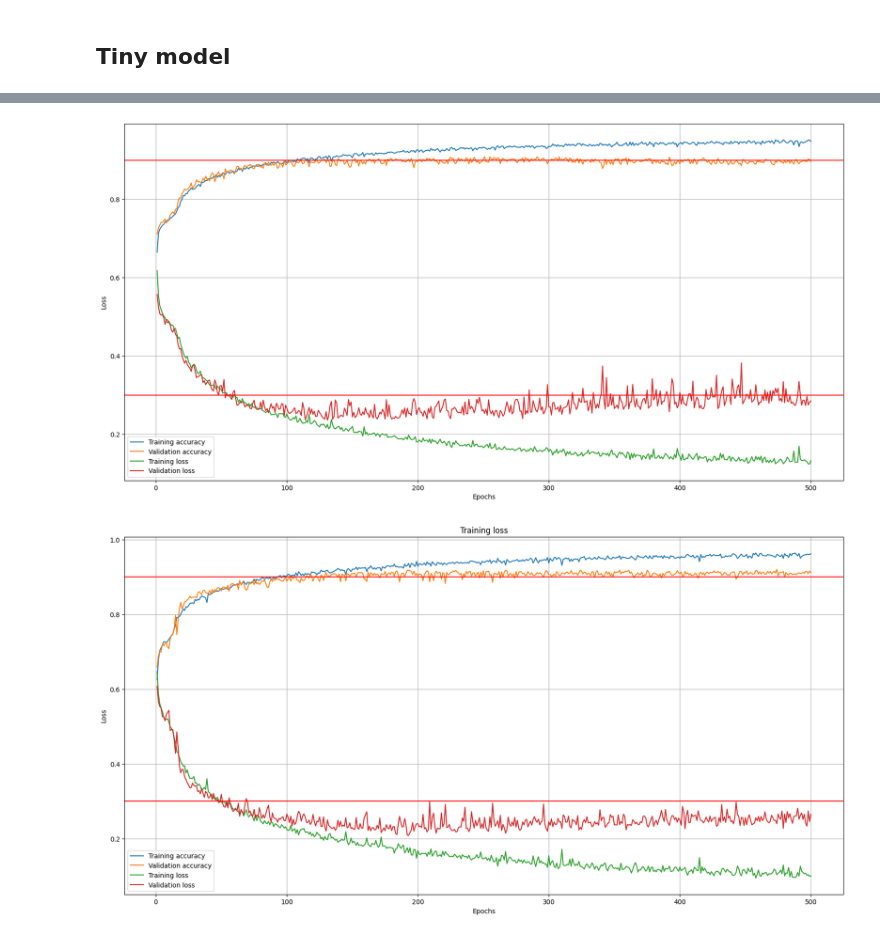
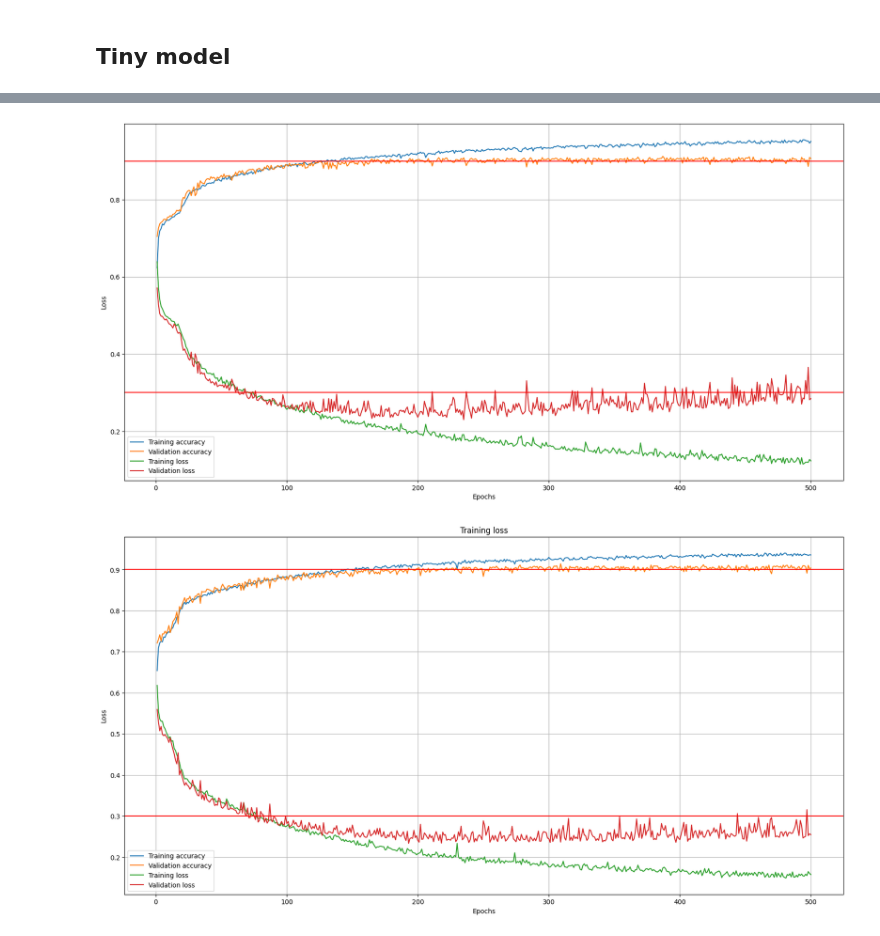
Before and after one commit to Dinuka-1999/BraiNeoCare, a Jupyter notebook: ML_code.ipynb, the cells around one changed output, grey strips where cells are left out. Drawn from its saved outputs; the diff is of its cells as text; code cells hidden in the pictures.

Commit message:
GAT model

```diff
--- a/ML_code.ipynb
+++ b/ML_code.ipynb
@@ -61,24 +61,25 @@ after 500 epoch with batch size=128'''
 
 Input=keras.Input(shape=(1024,12),name="Input_signal")
 x=layers.Conv1D(32,3,padding="same",activation='swish')(Input)
-y=layers.Conv1D(32,7,padding='same',activation='swish')(Input)
+y=layers.Conv1D(32,5,padding='same',activation='swish')(Input)
 a=layers.add([x,y])
 x=layers.MaxPooling1D(4)(a)
 x=layers.SpatialDropout1D(0.25)(x)
 
-x=layers.Conv1D(64,3,padding="same",activation='swish')(x)
-y=layers.Conv1D(64,7,padding='same',activation='swish')(x)#new
+x=layers.Conv1D(128,3,padding="same",activation='swish')(x)
+y=layers.Conv1D(128,5,padding='same',activation='swish')(x)#new
 a=layers.add([x,y])#new
 
 x=layers.GlobalAveragePooling1D()(a)
-x=layers.Dropout(0.25)(x)
-x=layers.Dense(32,activation='swish')(x)
+x=layers.Dropout(0.4)(x)
+x=layers.Dense(64,activation='swish')(x)
+x=layers.Dropout(0.15)(x)
 x=layers.Dense(16,activation='swish')(x)
 x=layers.Dense(1,activation='sigmoid')(x)
 
 model1=keras.Model(inputs=Input,outputs=x)
 
-optimizer=keras.optimizers.Adam(learning_rate=0.0025,weight_decay=0.01)
+optimizer=keras.optimizers.Adam(learning_rate=0.0025,weight_decay=0.005)
 
 F1=keras.metrics.F1Score(threshold=0.5, name='F1', dtype=None)
 precall = keras.metrics.Precision()
@@ -91,5 +113,5 @@ model1.summary()
 # %%
-checkpoint_path='Saved_model_weights_9/cp_{epoch:04d}.ckpt'
+checkpoint_path='Saved_model_weights_11/cp_{epoch:04d}.ckpt'
 checkpoint_dir = os.path.dirname(checkpoint_path)
 # %%
 early_stopping = EarlyStopping(monitor='val_accuracy', patience=10, mode='max',)
@@ -101,6 +123,6 @@ cp_callback = ModelCheckpoint(filepath=checkpoint_path,monitor="val_loss",save_w
 #         return lr
 # LRscheduler=LearningRateScheduler(lrschedule,verbose=0) w
 
-history=model1.fit(x_train,y_train,epochs=500,batch_size=128,validation_data=(x_test,y_test),callbacks=[cp_callback])
+history=model1.fit(x_train,y_train,epochs=500,batch_size=256,validation_data=(x_test,y_test),callbacks=[cp_callback])
 # %% [output]
 Epoch 1/500
@@ -157,33 +182,33 @@ plt.ylabel('Loss')
 plt.legend()
 plt.show()
 # %% [output]
-[figure, old version]
+[figure, new version]
 # %%
 # Plot the training and validation loss and accuracy for each epoch for 4s partitions
-with open('history_for_4s_best_1.jason','r') as f:
+with open('history_for_4s_best.jason','r') as f:
     history_1 = pd.read_json(f)
 
 training_accuracy = history_1['accuracy']
 val_accuracy=history_1['val_accuracy']
 training_loss = history_1['loss']
 val_loss=history_1['val_loss']
 epochs = range(1, len(training_accuracy) + 1)
 
 # Plot training loss against epochs
 plt.figure(figsize=(20, 10))
 plt.plot(epochs, training_accuracy, label='Training accuracy')
 plt.plot(epochs, val_accuracy, label='Validation accuracy')
 plt.plot(epochs, training_loss, label='Training loss')
 plt.plot(epochs, val_loss, label='Validation loss')
 
 plt.axhline(y=0.3, color='r', linestyle='-')
 
 plt.axhline(y=0.9, color='r', linestyle='-')
 plt.grid()
 plt.title('Training loss')
 plt.xlabel('Epochs')
 plt.ylabel('Loss')
 plt.legend()
 plt.show()
 # %% [output]
-[figure, old version]
+[figure, new version]
```
Also changed, not shown: parts of 9 cells of this notebook, 2 other files.
